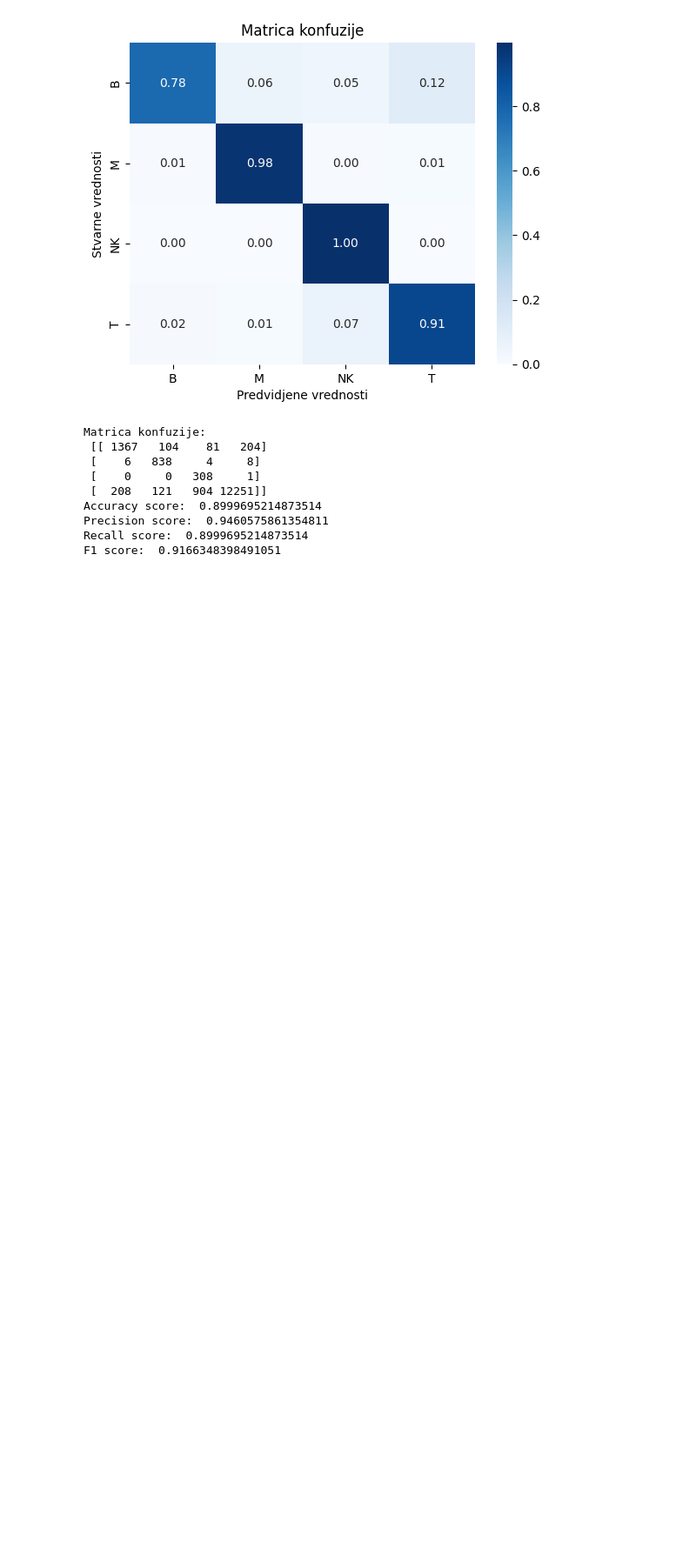
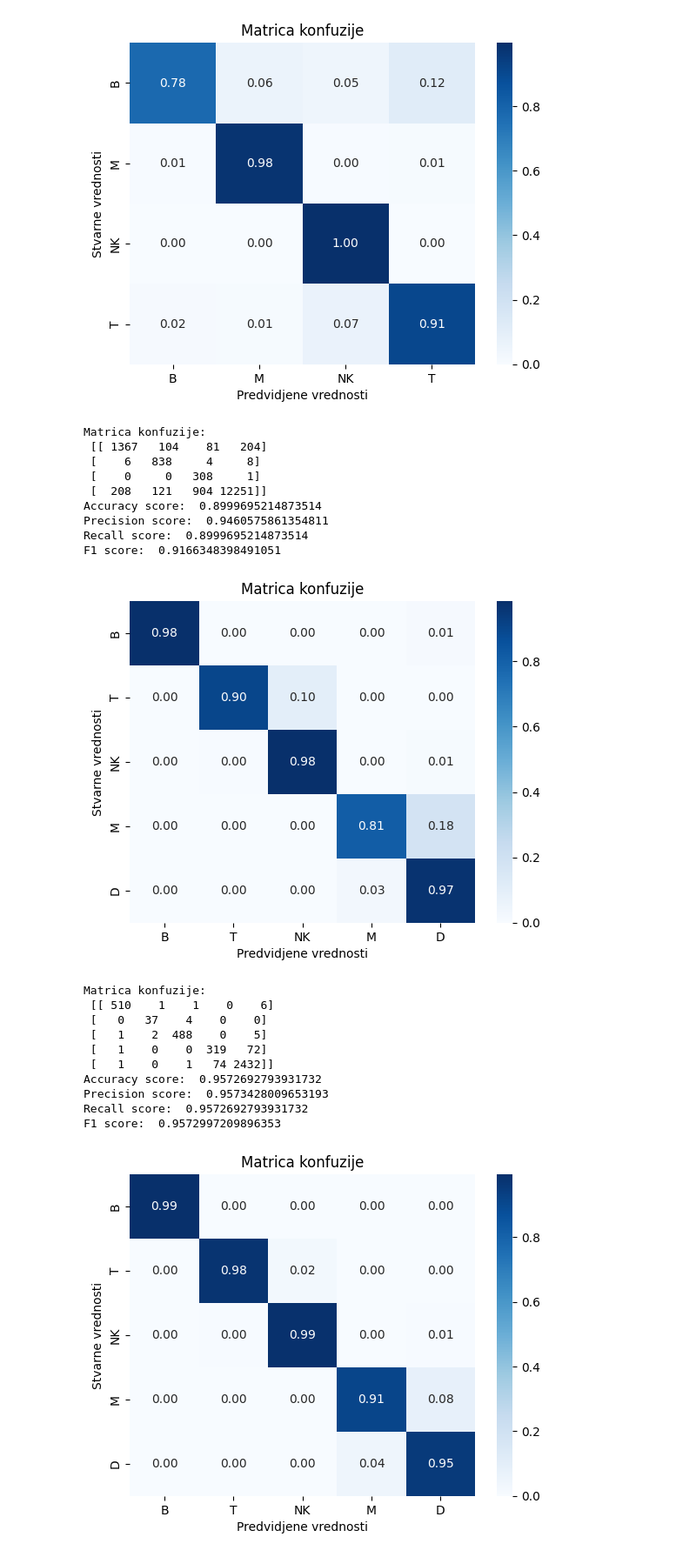
Before and after one commit to bogdans55/ip2-projekat, a Jupyter notebook: models/logistic_regression.ipynb, the cells around one changed output. Shown at 87% size. Cells and saved outputs as stored; diff of their text form; code cells hidden in the pictures; blank space fills up the shorter version.

Commit message:
Added logistic regression models fitted on other files

```diff
--- a/models/logistic_regression.ipynb
+++ b/models/logistic_regression.ipynb
@@ -346,3 +346,30 @@ Accuracy score:  0.8999695214873514
 Precision score:  0.9460575861354811
 Recall score:  0.8999695214873514
 F1 score:  0.9166348398491051
+# %%
+def load_and_build_model(path):
+    data = pd.read_csv(path)
+    X = data.drop(['Group'], axis=1)
+    y = data['Group']
+    params = {'C': 0.001, 'penalty': 'l2', 'solver': 'sag'}
+    cw_params = {'C': 0.001, 'penalty': 'l2', 'solver': 'sag', 'class_weight' : 'balanced'}
+    model = LogisticRegression(**params)
+    model_cw = LogisticRegression(**cw_params)
+    X_train, X_test, y_train, y_test = train_test_split(X, y, test_size=0.3, random_state=55)
+    build_model(model, X_train, X_test, y_train, y_test)
+    build_model(model_cw, X_train, X_test, y_train, y_test)
+# %%
+load_and_build_model('../data/preprocessed_data_BS1.csv')
+# %% [output]
+[figure, added]
+Matrica konfuzije:
+ [[ 510    1    1    0    6]
+ [   0   37    4    0    0]
+ [   1    2  488    0    5]
+ [   1    0    0  319   72]
+ [   1    0    1   74 2432]]
+Accuracy score:  0.9572692793931732
+Precision score:  0.9573428009653193
+Recall score:  0.9572692793931732
+F1 score:  0.9572997209896353
+[figure, added]
```
Also changed, not shown: parts of 3 cells of this notebook.
